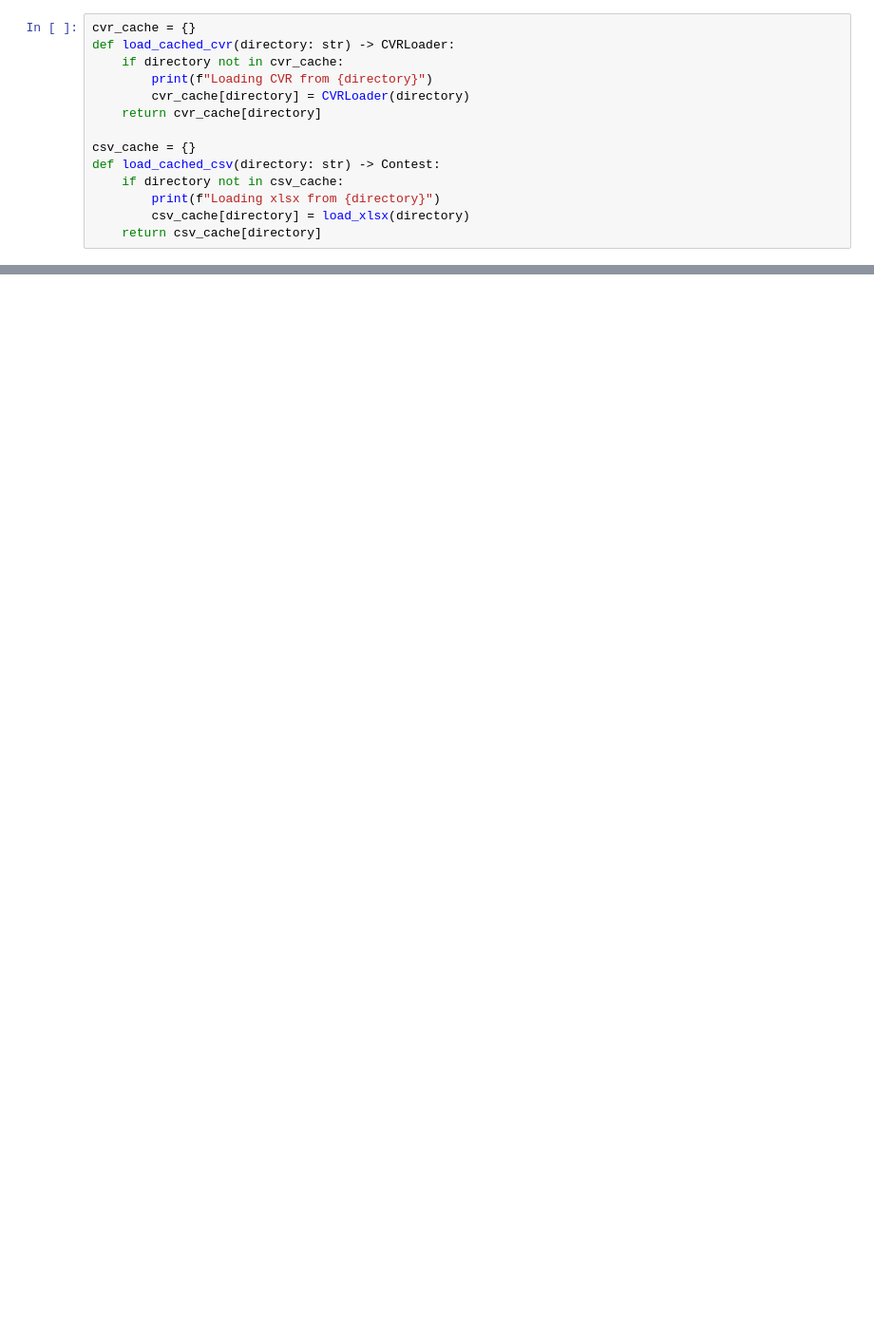
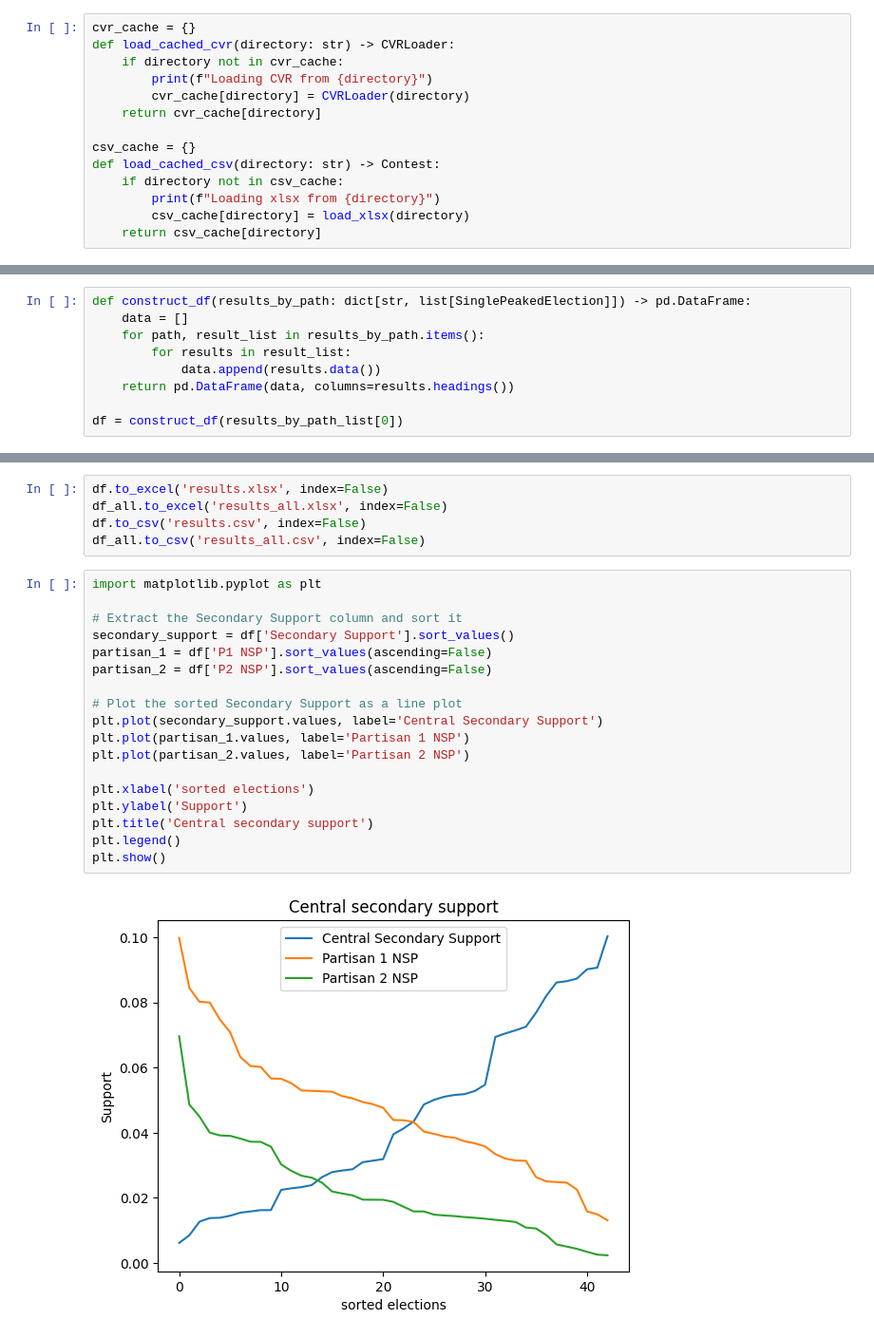
Before and after one commit to robbierobinette/sf-2019, a Jupyter notebook: MaineAnalysis.ipynb, the cells around one changed output, grey strips where cells are left out. Shown at 95% size. Drawn from its saved outputs; the diff is of its cells as text; blank space fills up the shorter version.

```diff
--- a/MaineAnalysis.ipynb
+++ b/MaineAnalysis.ipynb
@@ -431,0 +478,9 @@ mismatch between single_peaked and condorcet for U.S. Representative (Special Ge
+# %%
+def construct_df(results_by_path: dict[str, list[SinglePeakedElection]]) -> pd.DataFrame:
+    data = []
+    for path, result_list in results_by_path.items():
+        for results in result_list:
+            data.append(results.data())
+    return pd.DataFrame(data, columns=results.headings())
+
+df = construct_df(results_by_path_list[0])
@@ -431,0 +504,25 @@ mismatch between single_peaked and condorcet for U.S. Representative (Special Ge
+# %%
+df.to_excel('results.xlsx', index=False)
+df_all.to_excel('results_all.xlsx', index=False)
+df.to_csv('results.csv', index=False)
+df_all.to_csv('results_all.csv', index=False)
+# %%
+import matplotlib.pyplot as plt
+
+# Extract the Secondary Support column and sort it
+secondary_support = df['Secondary Support'].sort_values()
+partisan_1 = df['P1 NSP'].sort_values(ascending=False)
+partisan_2 = df['P2 NSP'].sort_values(ascending=False)
+
+# Plot the sorted Secondary Support as a line plot
+plt.plot(secondary_support.values, label='Central Secondary Support')
+plt.plot(partisan_1.values, label='Partisan 1 NSP')
+plt.plot(partisan_2.values, label='Partisan 2 NSP')
+
+plt.xlabel('sorted elections')
+plt.ylabel('Support')
+plt.title('Central secondary support')
+plt.legend()
+plt.show()
+# %% [output]
+[figure, added]
```
Also changed, not shown: parts of 10 cells of this notebook.
